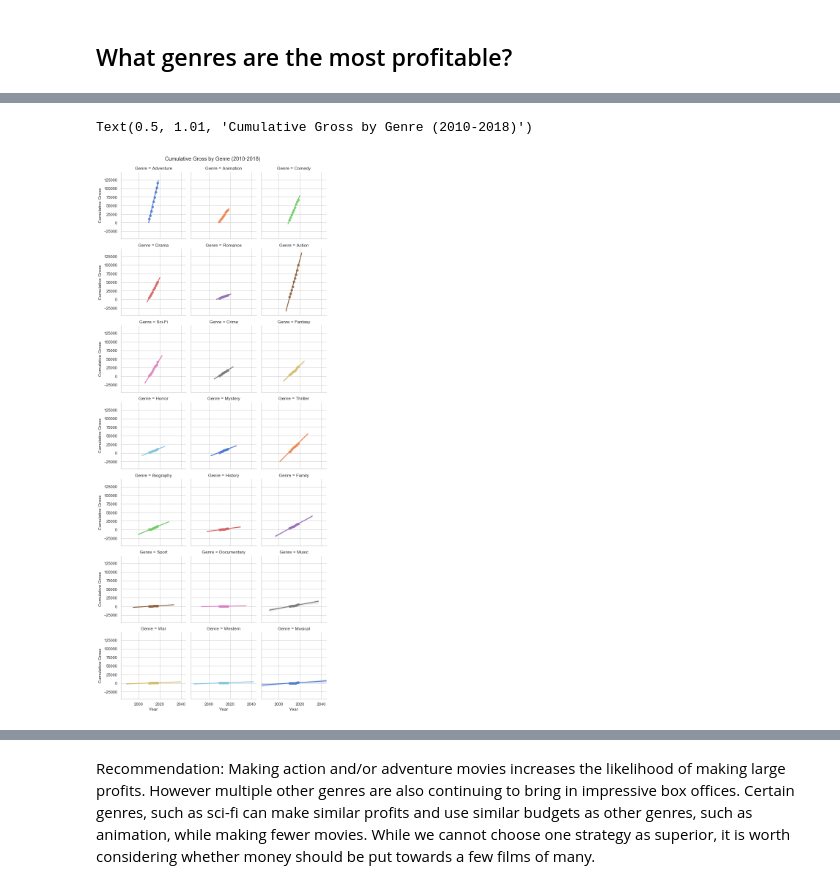
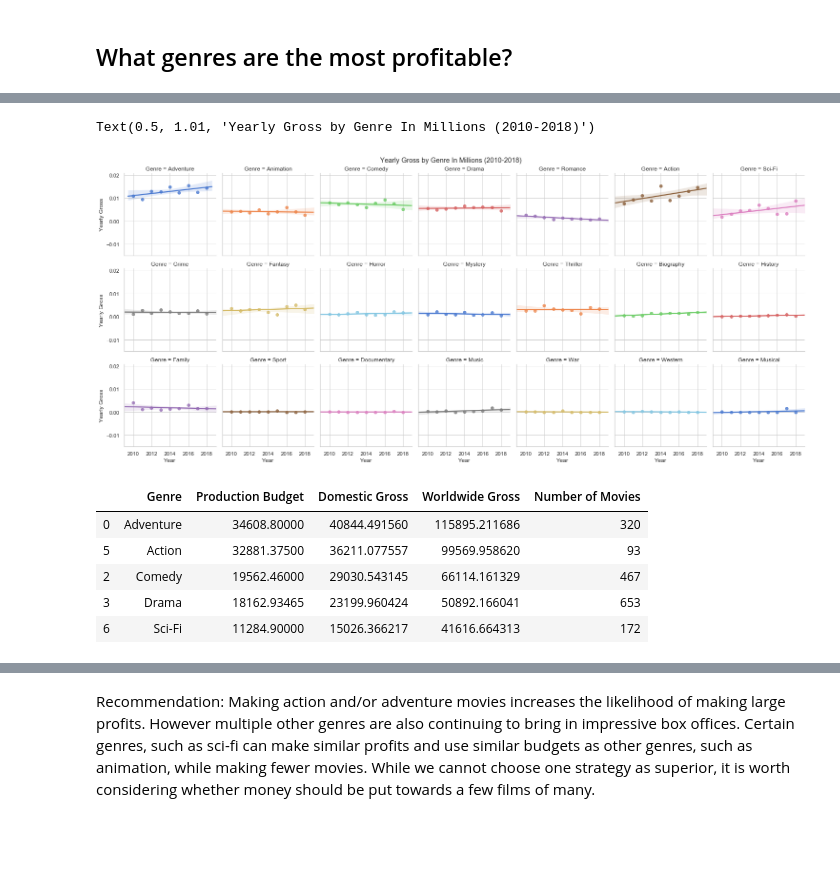
Before and after one commit to rachelbeery/Mod-1-Project, a Jupyter notebook: Module 1 Project Index.ipynb, the cells around one changed output, grey strips where cells are left out. Cells and saved outputs as stored; diff of their text form; code cells hidden in the pictures; blank space fills up the shorter version.

```diff
--- a/Module 1 Project Index.ipynb
+++ b/Module 1 Project Index.ipynb
@@ -337,14 +356,17 @@ grosses.head
 # %%
-#Generate the cumulative total for each genre based on year
-cum_total = 0
+#Generate the yearly total for each genre based on year
 genre_cols = []
 year_cols = []
-total_cols = []
+yearly_total_cols = []
 for genre in genres_list:
-    cum_total = 0
     for year in years:
-        yearly_total = movies[(movies[genre] == True) & (movies["year"] == year)]["worldwide_gross"].sum()
-        cum_total += yearly_total
+        yearly_total = movies[(movies[genre] == True) & (movies["year"] == year)]["worldwide_gross"].sum()/1000000
         genre_cols.append(genre)
         year_cols.append(year)
-        total_cols.append(cum_total)
+        yearly_total_cols.append(yearly_total)
+
+#Create a new dataframe based on the yearly data
+yearly_gross = pd.DataFrame(list(zip(genre_cols, year_cols, yearly_total_cols)),
+                                columns=["Genre", "Year", "Yearly Gross"])
+
+display(yearly_gross.head())
@@ -364,15 +380,28 @@ display(cumulative_gross.head())
 # %%
-#Create a plot for each genre showing cumulative gross for the stated years
-g = sns.lmplot(x="Year", y="Cumulative Gross", col="Genre", hue="Genre", data=cumulative_gross,
-           col_wrap=3, palette="muted", height=3)
+#Create a plot for each genre showing yearly gross for the stated years
+g = sns.lmplot(x="Year", y="Yearly Gross", col="Genre", hue="Genre", data=yearly_gross,
+           col_wrap=7, palette="muted", height=3)
 fig = g.fig
 axes = fig.get_axes()
-fig.suptitle("Cumulative Gross by Genre (2010-2018)", y=1.01)
+plt.xlim(2009, 2019)
+fig.suptitle("Yearly Gross by Genre In Millions (2010-2018)", y=1.01)
 # %% [output]
-Text(0.5, 1.01, 'Cumulative Gross by Genre (2010-2018)')
+Text(0.5, 1.01, 'Yearly Gross by Genre In Millions (2010-2018)')
-[figure, old version]
+[figure, new version]
 # %%
 #Count the number of movies of each type
 counts = []
 for genre in genres_list:
     counts.append(movies[genre].value_counts().loc[True])
+
+#Add the counts to the grosses dataframe
+grosses["Number of Movies"] = counts
+
+display(grosses.head())
+# %% [output]
+|  | Genre | Production Budget | Domestic Gross | Worldwide Gross | Number of Movies |
+| 0 | Adventure | 34608.80000 | 40844.491560 | 115895.211686 | 320 |
+| 5 | Action | 32881.37500 | 36211.077557 | 99569.958620 | 93 |
+| 2 | Comedy | 19562.46000 | 29030.543145 | 66114.161329 | 467 |
+| 3 | Drama | 18162.93465 | 23199.960424 | 50892.166041 | 653 |
+| 6 | Sci-Fi | 11284.90000 | 15026.366217 | 41616.664313 | 172 |
```
Also changed, not shown: parts of 46 cells of this notebook.
